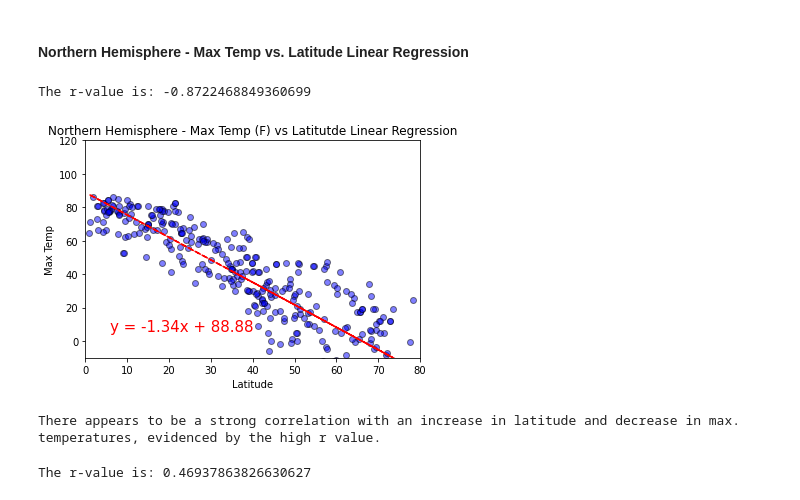
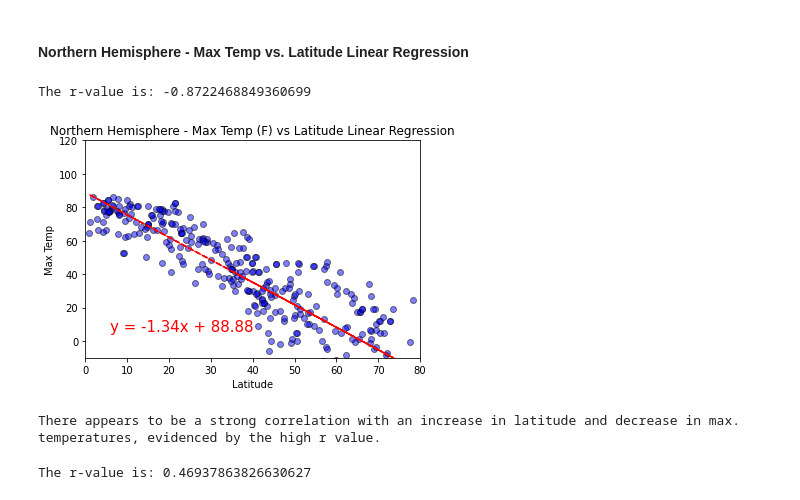
Before and after one commit to welanc/python-api-challenge, a Jupyter notebook: WeatherPy/WeatherPy.ipynb, the cells around one changed output. Saved outputs shown, nothing was run; the diff lists cells and outputs as text; code cells hidden in the pictures.

```diff
--- a/WeatherPy/WeatherPy.ipynb
+++ b/WeatherPy/WeatherPy.ipynb
@@ -411,19 +411,19 @@ def linear_reg_north(x_series, y_series, x_label_lr, y_label_lr, x_lim_0_lr, x_l
     return cities_slope, cities_int, cities_r, cities_p, cities_std_err, cities_fit
 # %%
 # plot a scatter plot comparing Northern Hemisphere Latitude to Max Temp
-temp_ln_n = linear_reg_north("Lat", "Max Temp", "Latitude", "Max Temp", 0, 80, -10, 120, "Northern Hemisphere - Max Temp (F) vs Latitutde Linear Regression",6,6)
+temp_ln_n = linear_reg_north("Lat", "Max Temp", "Latitude", "Max Temp", 0, 80, -10, 120, "Northern Hemisphere - Max Temp (F) vs Latitude Linear Regression",6,6)
 print(f"The r-value is: {temp_ln_n[2]}")
 
 # export .png
 plt.savefig("../output_data/Fig5.png")
 
 plt.show()
 
 # print analysis
 print(f"There appears to be a strong correlation with an increase in latitude and decrease in max. temperatures, evidenced by the high r value.")
 # %% [output]
 The r-value is: -0.8722468849360699
-[figure, old version]
+[figure, new version]
 There appears to be a strong correlation with an increase in latitude and decrease in max. temperatures, evidenced by the high r value.
 # %%
 # original output for reference
```
Also changed, not shown: parts of 8 cells of this notebook, 8 other files.
